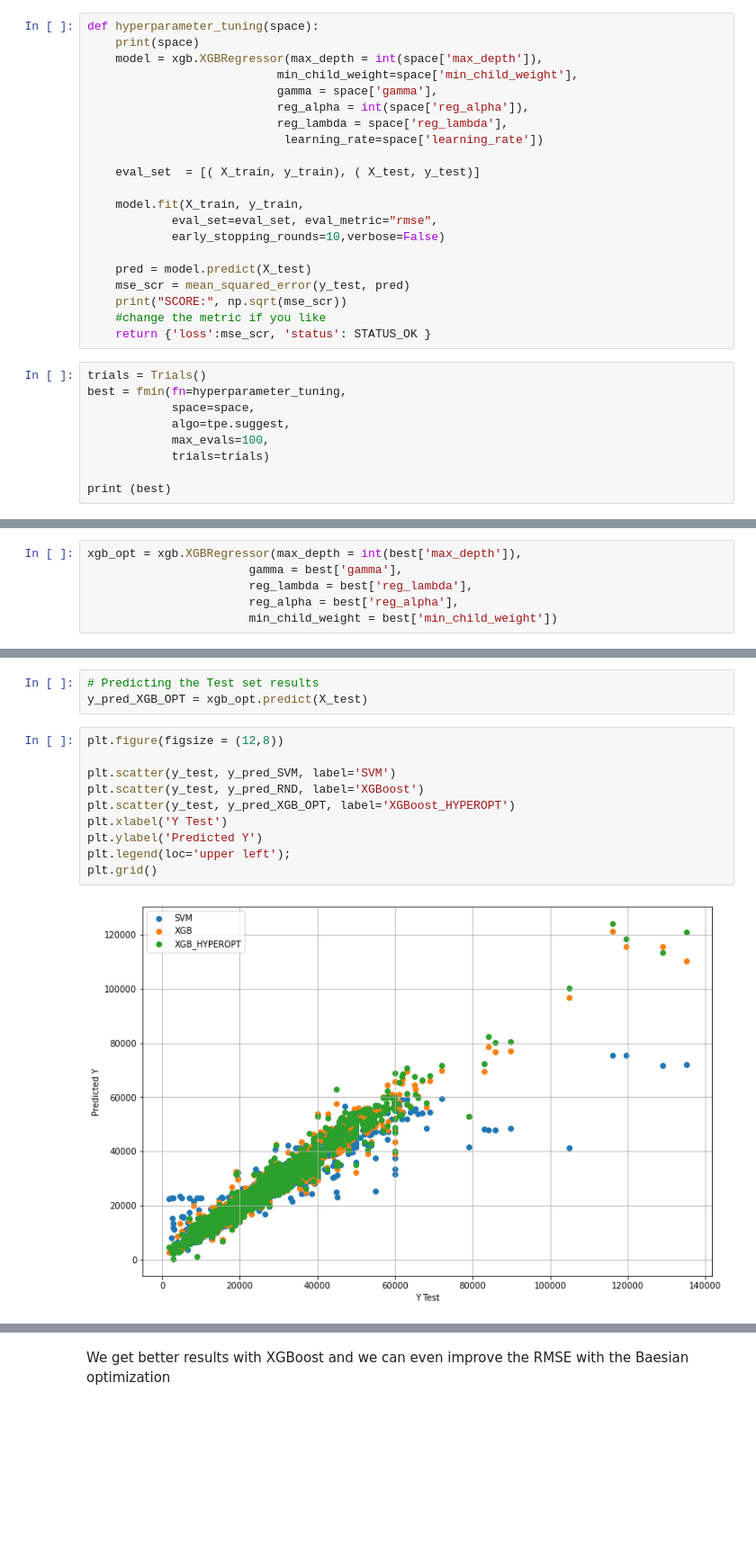
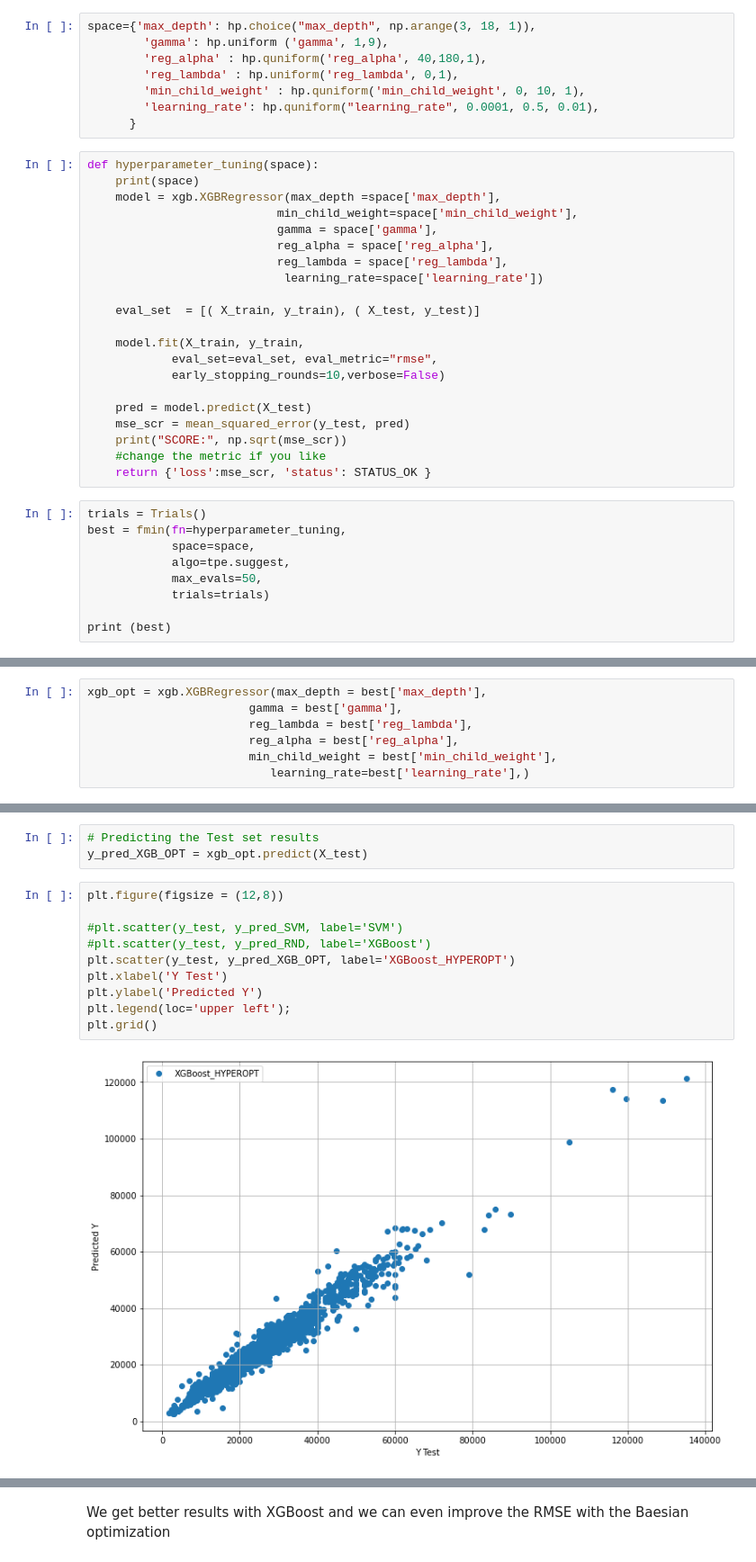
Before and after one commit to ludo950/data-science-regression, a Jupyter notebook: XGBoost HYPEROPT VS XGBoost VS SVR PRICE REGRESSION.ipynb, the cells around one changed output, grey strips where cells are left out. Shown at 90% size. Cells and saved outputs as stored; diff of their text form; blank space fills up the shorter version.

```diff
--- a/XGBoost HYPEROPT VS XGBoost VS SVR PRICE REGRESSION.ipynb
+++ b/XGBoost HYPEROPT VS XGBoost VS SVR PRICE REGRESSION.ipynb
@@ -217,10 +243,18 @@ space={'max_depth': hp.quniform("max_depth", 3, 18, 1),
+# %%
+space={'max_depth': hp.choice("max_depth", np.arange(3, 18, 1)),
+        'gamma': hp.uniform ('gamma', 1,9),
+        'reg_alpha' : hp.quniform('reg_alpha', 40,180,1),
+        'reg_lambda' : hp.uniform('reg_lambda', 0,1),
+        'min_child_weight' : hp.quniform('min_child_weight', 0, 10, 1),
+        'learning_rate': hp.quniform("learning_rate", 0.0001, 0.5, 0.01),
+      }
 # %%
 def hyperparameter_tuning(space):
     print(space)
-    model = xgb.XGBRegressor(max_depth = int(space['max_depth']),
+    model = xgb.XGBRegressor(max_depth =space['max_depth'],
                            min_child_weight=space['min_child_weight'],
                            gamma = space['gamma'],
-                           reg_alpha = int(space['reg_alpha']),
+                           reg_alpha = space['reg_alpha'],
                            reg_lambda = space['reg_lambda'],
                             learning_rate=space['learning_rate'])
 
@@ -240,7 +274,7 @@ trials = Trials()
 best = fmin(fn=hyperparameter_tuning,
             space=space,
             algo=tpe.suggest,
-            max_evals=100,
+            max_evals=50,
             trials=trials)
 
 print (best)
@@ -272,9 +306,10 @@ The best hyperparameters are :
 # %%
-xgb_opt = xgb.XGBRegressor(max_depth = int(best['max_depth']),
+xgb_opt = xgb.XGBRegressor(max_depth = best['max_depth'],
                        gamma = best['gamma'],
                        reg_lambda = best['reg_lambda'],
                        reg_alpha = best['reg_alpha'],
-                       min_child_weight = best['min_child_weight'])
+                       min_child_weight = best['min_child_weight'],
+                          learning_rate=best['learning_rate'],)
 # %%
 xgb_opt.fit(X_train, y_train)
 # %% [output]
@@ -293,13 +328,13 @@ y_pred_XGB_OPT = xgb_opt.predict(X_test)
 # %%
 plt.figure(figsize = (12,8))
 
-plt.scatter(y_test, y_pred_SVM, label='SVM')
-plt.scatter(y_test, y_pred_RND, label='XGBoost')
+#plt.scatter(y_test, y_pred_SVM, label='SVM')
+#plt.scatter(y_test, y_pred_RND, label='XGBoost')
 plt.scatter(y_test, y_pred_XGB_OPT, label='XGBoost_HYPEROPT')
 plt.xlabel('Y Test')
 plt.ylabel('Predicted Y')
 plt.legend(loc='upper left');
 plt.grid()
 # %% [output]
-[figure, old version]
+[figure, new version]
 # %%
```
Also changed, not shown: parts of 44 cells of this notebook.
